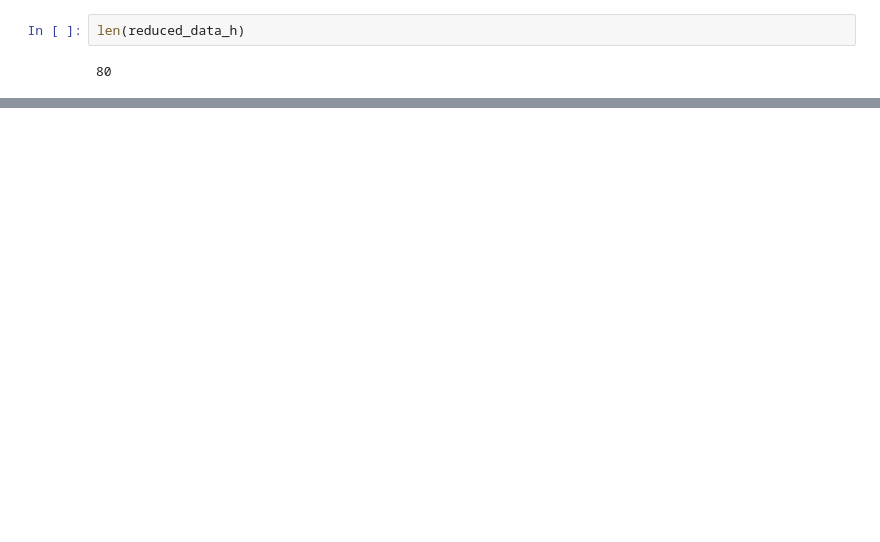
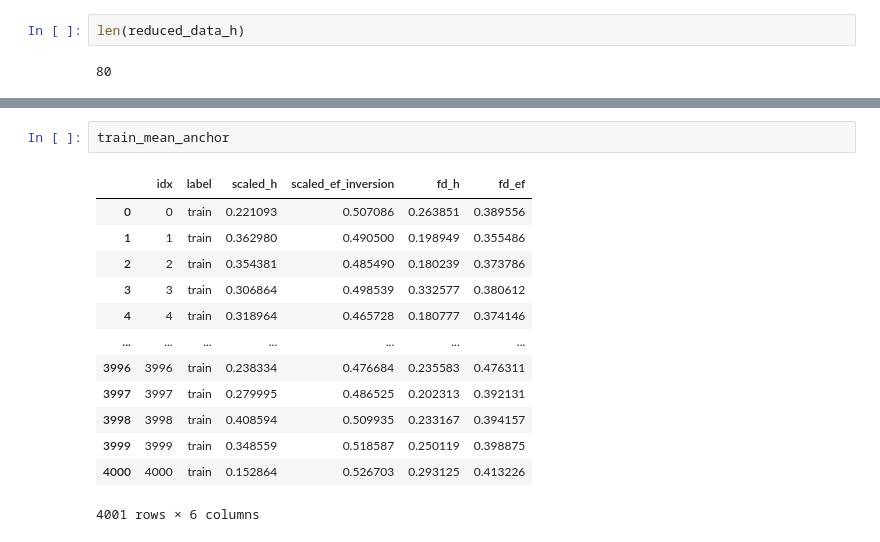
Before and after one commit to miaoshahaha/DDPM_XAI, a Jupyter notebook: main.ipynb, the cells around one changed output, grey strips where cells are left out. Cells and saved outputs as stored; diff of their text form; blank space fills up the shorter version.

```diff
--- a/main.ipynb
+++ b/main.ipynb
@@ -247,0 +363,16 @@ array([114, 180, 169, 151,  37,  39,  83,  12, 113,  23,  62, 194,  34,
+# %%
+train_mean_anchor
+# %% [output]
+|  | idx | label | scaled_h | scaled_ef_inversion | fd_h | fd_ef |
+| 0 | 0 | train | 0.221093 | 0.507086 | 0.263851 | 0.389556 |
+| 1 | 1 | train | 0.362980 | 0.490500 | 0.198949 | 0.355486 |
+| 2 | 2 | train | 0.354381 | 0.485490 | 0.180239 | 0.373786 |
+| 3 | 3 | train | 0.306864 | 0.498539 | 0.332577 | 0.380612 |
+| 4 | 4 | train | 0.318964 | 0.465728 | 0.180777 | 0.374146 |
+| ... | ... | ... | ... | ... | ... | ... |
+| 3996 | 3996 | train | 0.238334 | 0.476684 | 0.235583 | 0.476311 |
+| 3997 | 3997 | train | 0.279995 | 0.486525 | 0.202313 | 0.392131 |
+| 3998 | 3998 | train | 0.408594 | 0.509935 | 0.233167 | 0.394157 |
+| 3999 | 3999 | train | 0.348559 | 0.518587 | 0.250119 | 0.398875 |
+| 4000 | 4000 | train | 0.152864 | 0.526703 | 0.293125 | 0.413226 |
+4001 rows × 6 columns
```
Also changed, not shown: parts of 15 cells of this notebook.
